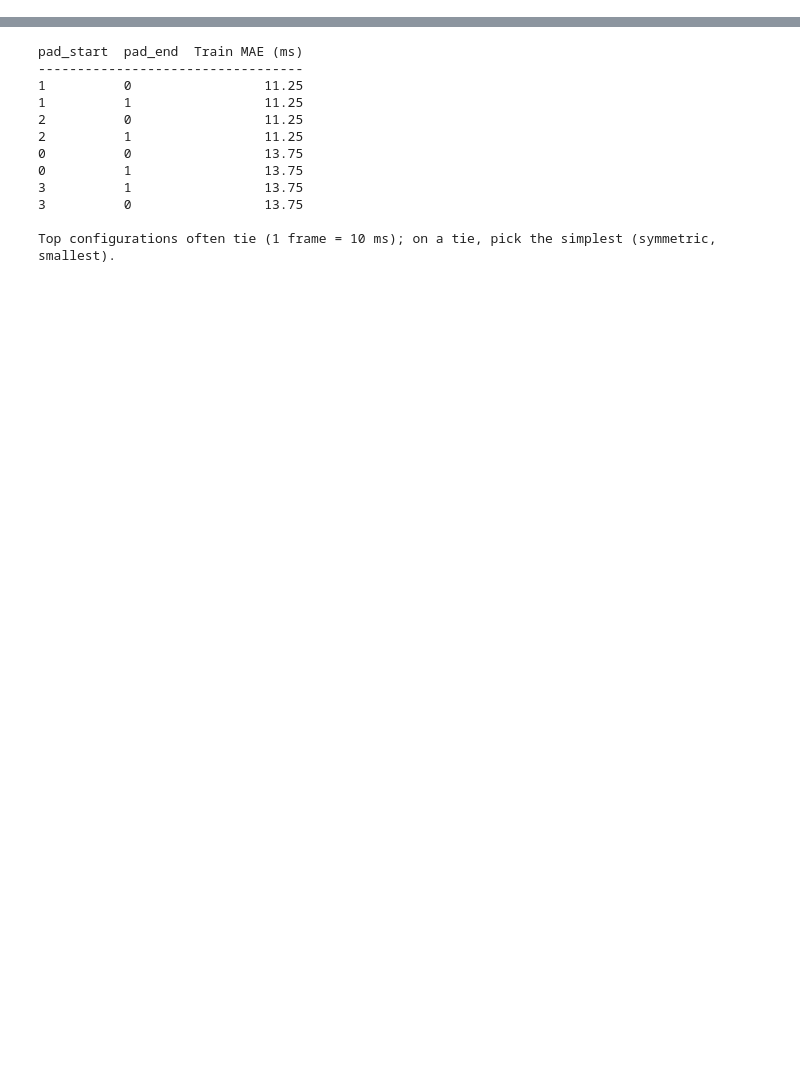
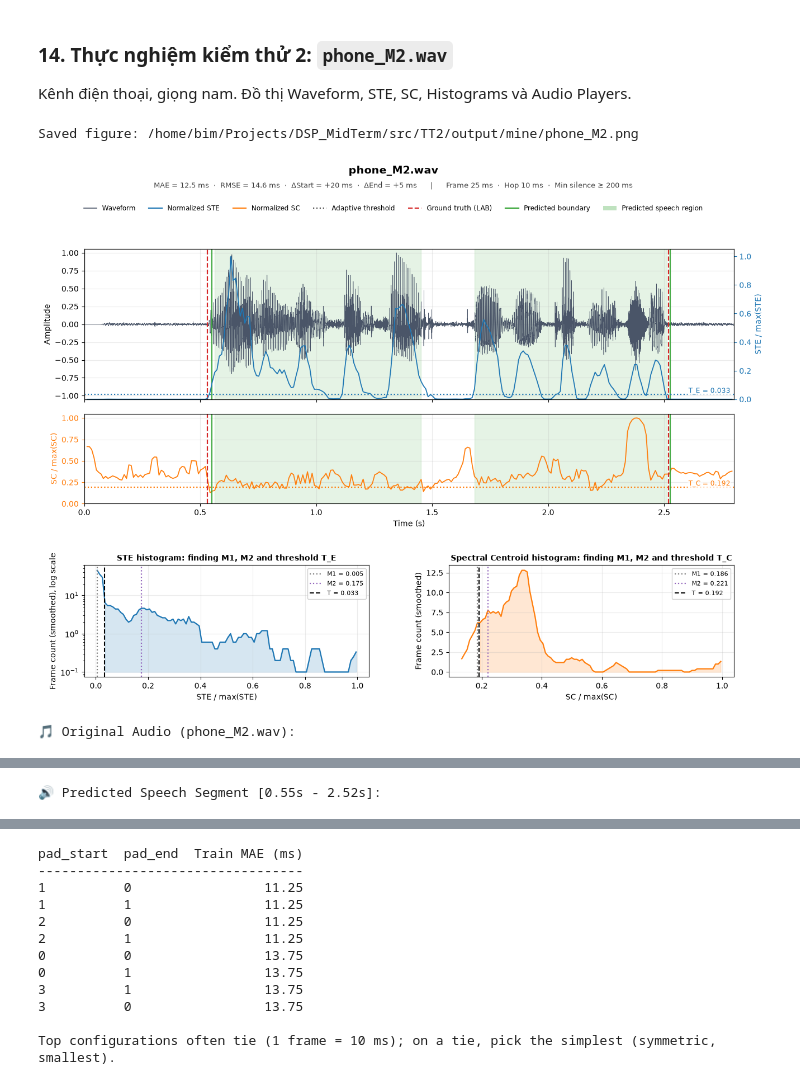
Before and after one commit to dientruonggg/DSP-Midterm, a Jupyter notebook: src/TT2/1-mine.ipynb, the cells around one changed output, grey strips where cells are left out. Saved outputs shown, nothing was run; the diff lists cells and outputs as text; code cells hidden in the pictures; blank space fills up the shorter version.

```diff
--- a/src/TT2/1-mine.ipynb
+++ b/src/TT2/1-mine.ipynb
@@ -462,0 +459,9 @@ Saved figure: /home/bim/Projects/DSP_MidTerm/src/TT2/output/mine/phone_M2.png
+# %% [markdown]
+### 14. Thực nghiệm kiểm thử 2: `phone_M2.wav`
+Kênh điện thoại, giọng nam. Đồ thị Waveform, STE, SC, Histograms và Audio Players.
+# %%
+plot_and_play_evaluation(test_eval_dict["phone_M2.wav"])
+# %% [output]
+Saved figure: /home/bim/Projects/DSP_MidTerm/src/TT2/output/mine/phone_M2.png
+[figure, added]
+🎵 Original Audio (phone_M2.wav):
@@ -462,0 +469 @@ Saved figure: /home/bim/Projects/DSP_MidTerm/src/TT2/output/mine/phone_M2.png
+🔊 Predicted Speech Segment [0.55s - 2.52s]:
```
Also changed, not shown: parts of 37 cells of this notebook, 15 other files.
